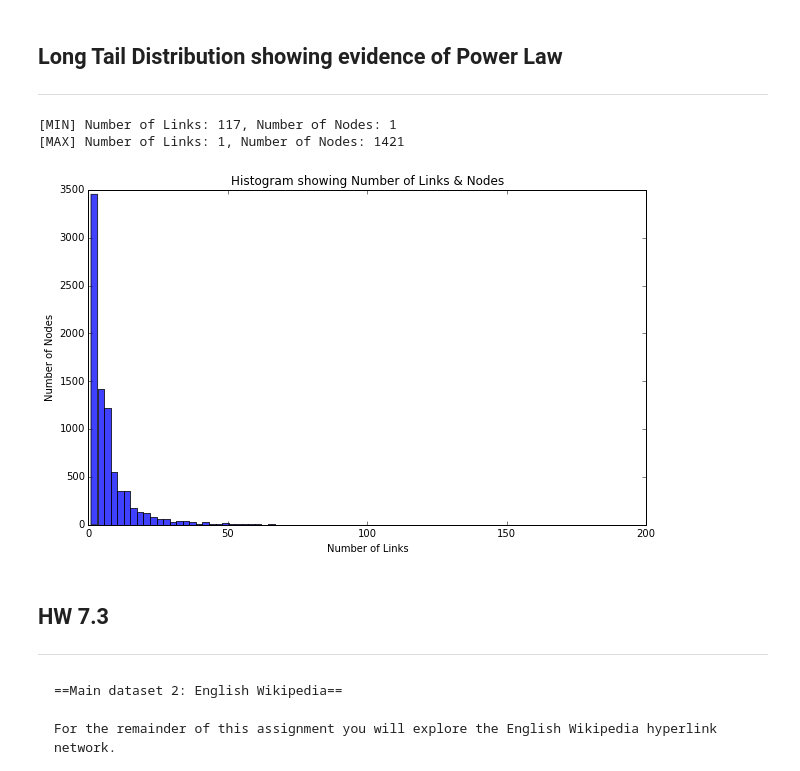
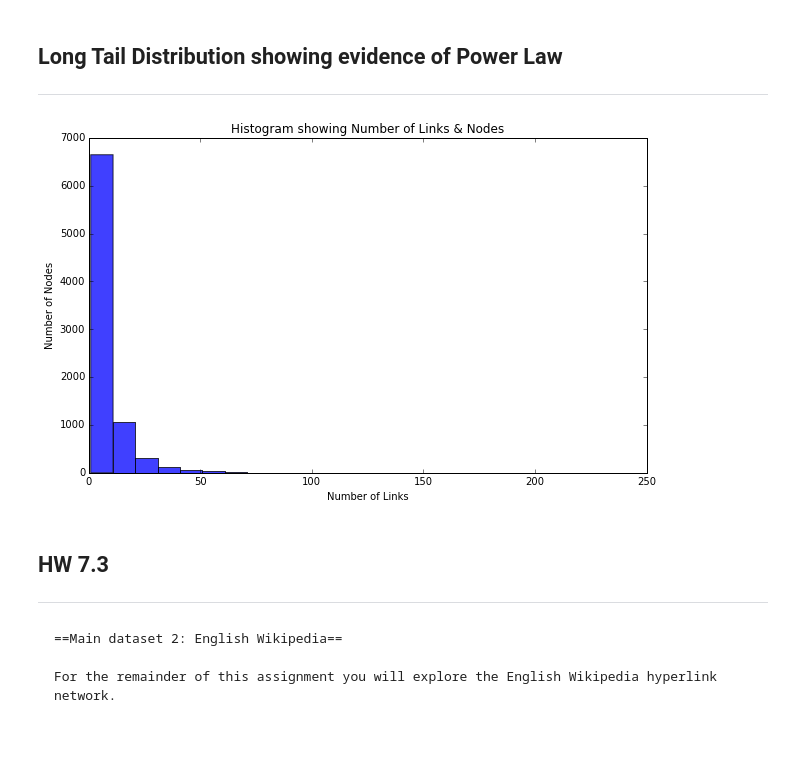
Before and after one commit to sayantansatpati/ml, a Jupyter notebook: w261/wk7/MIDS-W261-2015-HWK-Week07-Satpati.ipynb, the cells around one changed output. Drawn from its saved outputs; the diff is of its cells as text; code cells hidden in the pictures; blank space fills up the shorter version.

```diff
--- a/w261/wk7/MIDS-W261-2015-HWK-Week07-Satpati.ipynb
+++ b/w261/wk7/MIDS-W261-2015-HWK-Week07-Satpati.ipynb
@@ -561,35 +561,30 @@ ___
 # %%
 import ast, sys
 import numpy as np
 import matplotlib.pyplot as plt
 %matplotlib inline
 
-def hist_link_node(file):
+def hist_link_node(files):
     degrees = []
-    with open(file, 'r') as f:
-        for l in f:
-            t = l.split('\t')
-            n_links = int(t[0])
-            n_nodes = int(t[1])
+    for file in files:
+        with open(file, 'r') as f:
+            for l in f:
+                t = l.split('\t')
+                n_links = int(t[0])
+                n_nodes = int(t[1])
 
-            for i in xrange(n_nodes):
-                degrees.append(n_links)
-
-    print "[MIN] Number of Links: {0}, Number of Nodes: {1}".format(min_link_bucket,min_link_num_nodes)
-    print "[MAX] Number of Links: {0}, Number of Nodes: {1}".format(max_link_bucket,max_link_num_nodes)
-
+                for i in xrange(n_nodes):
+                    degrees.append(n_links)
 
     plt.figure(figsize=(10,6))
     plt.title('Histogram showing Number of Links & Nodes')
     plt.xlabel('Number of Links')
     plt.ylabel('Number of Nodes')
-    plt.hist(degrees, 83, facecolor='blue', alpha=0.75)
+    plt.hist(degrees, bins=range(min(degrees), max(degrees) + 10, 10), facecolor='blue', alpha=0.75)
 
-hist_link_node('synNet.txt2')
+hist_link_node(['synNet.txt2'])
 # %% [output]
-[MIN] Number of Links: 117, Number of Nodes: 1
-[MAX] Number of Links: 1, Number of Nodes: 1421
-[figure, old version]
+[figure, new version]
 # %% [markdown]
 ## HW 7.3
 ___
```
Also changed, not shown: parts of 3 cells of this notebook.
